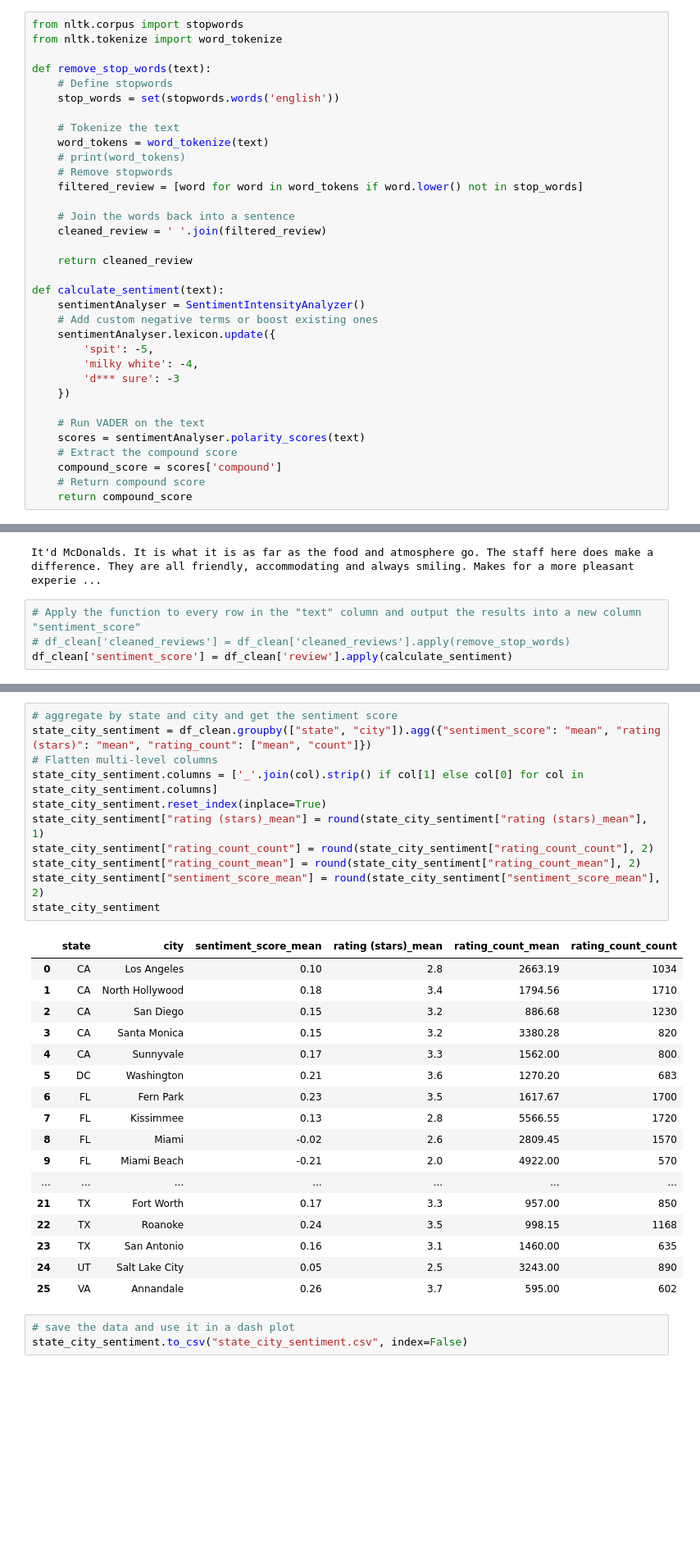
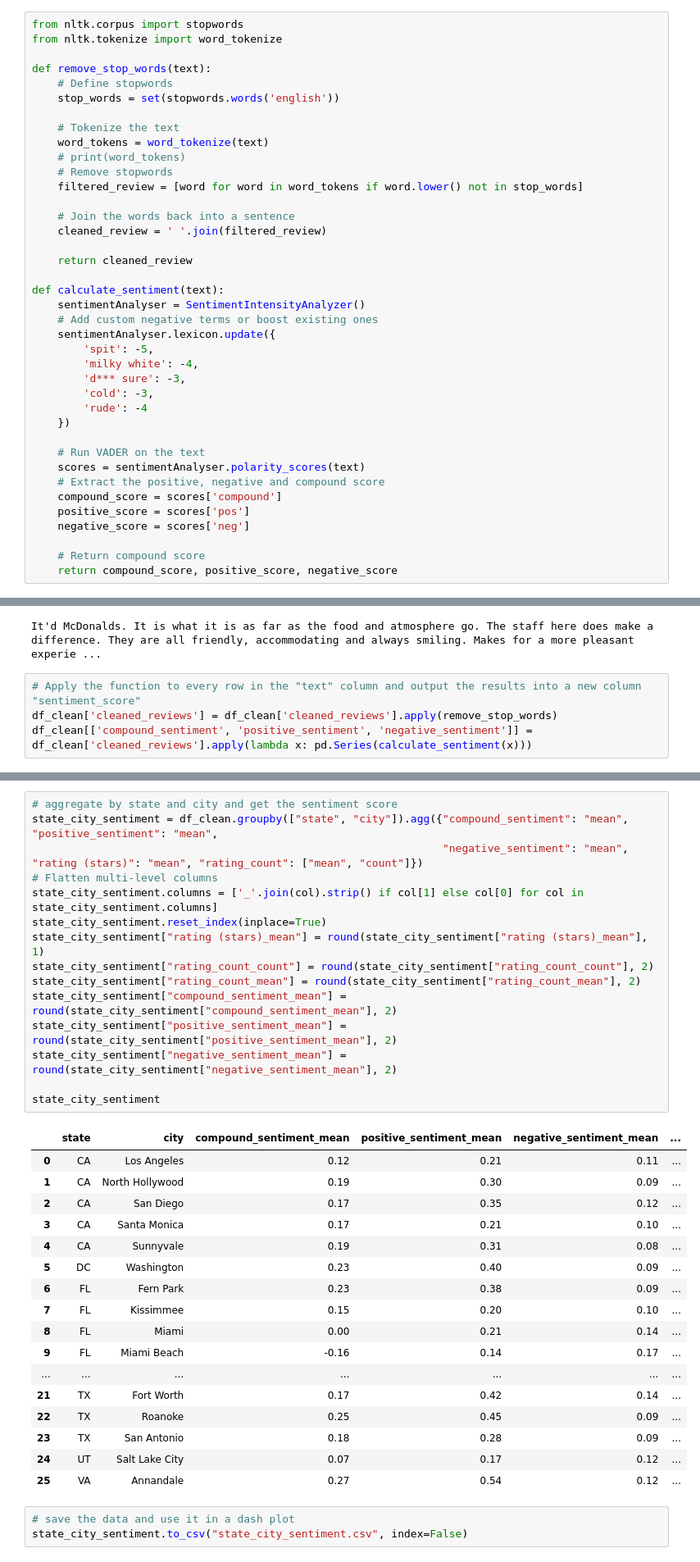
Before and after one commit to ssstoev/mcdonalds-reviews, a Jupyter notebook: review analysis.ipynb, the cells around one changed output, grey strips where cells are left out. Shown at 82% size. Cells and saved outputs as stored; diff of their text form; blank space fills up the shorter version.

```diff
--- a/review analysis.ipynb
+++ b/review analysis.ipynb
@@ -342,15 +342,20 @@ def calculate_sentiment(text):
     sentimentAnalyser.lexicon.update({
         'spit': -5,
         'milky white': -4,
-        'd*** sure': -3
+        'd*** sure': -3,
+        'cold': -3,
+        'rude': -4
     })
 
     # Run VADER on the text
     scores = sentimentAnalyser.polarity_scores(text)
-    # Extract the compound score
+    # Extract the positive, negative and compound score
     compound_score = scores['compound']
+    positive_score = scores['pos']
+    negative_score = scores['neg']
+
     # Return compound score
-    return compound_score
+    return compound_score, positive_score, negative_score
 # %%
 # test the tokenizer
 from nltk.tokenize import word_tokenize
@@ -362,8 +367,8 @@ print(text)
 It'd McDonalds. It is what it is as far as the food and atmosphere go. The staff here does make a difference. They are all friendly, accommodating and always smiling. Makes for a more pleasant experie ...
 # %%
 # Apply the function to every row in the "text" column and output the results into a new column "sentiment_score"
-# df_clean['cleaned_reviews'] = df_clean['cleaned_reviews'].apply(remove_stop_words)
-df_clean['sentiment_score'] = df_clean['review'].apply(calculate_sentiment)
+df_clean['cleaned_reviews'] = df_clean['cleaned_reviews'].apply(remove_stop_words)
+df_clean[['compound_sentiment', 'positive_sentiment', 'negative_sentiment']] = df_clean['cleaned_reviews'].apply(lambda x: pd.Series(calculate_sentiment(x)))
 # %%
 df_clean.head()
 # %% [output]
@@ -375,33 +380,37 @@ df_clean.head()
 | 4 | 13749 US-183 Hwy, Austin, TX 7875... | 30.460718 | -97.792874 | 1240 | 2 months ago | I repeat my order 3 times in the ... | 1 | TX | ... |
 # %%
 # aggregate by state and city and get the sentiment score
-state_city_sentiment = df_clean.groupby(["state", "city"]).agg({"sentiment_score": "mean", "rating (stars)": "mean", "rating_count": ["mean", "count"]})
+state_city_sentiment = df_clean.groupby(["state", "city"]).agg({"compound_sentiment": "mean", "positive_sentiment": "mean",
+                                                                "negative_sentiment": "mean", "rating (stars)": "mean", "rating_count": ["mean", "count"]})
 # Flatten multi-level columns
 state_city_sentiment.columns = ['_'.join(col).strip() if col[1] else col[0] for col in state_city_sentiment.columns]
 state_city_sentiment.reset_index(inplace=True)
 state_city_sentiment["rating (stars)_mean"] = round(state_city_sentiment["rating (stars)_mean"], 1)
 state_city_sentiment["rating_count_count"] = round(state_city_sentiment["rating_count_count"], 2)
 state_city_sentiment["rating_count_mean"] = round(state_city_sentiment["rating_count_mean"], 2)
-state_city_sentiment["sentiment_score_mean"] = round(state_city_sentiment["sentiment_score_mean"], 2)
+state_city_sentiment["compound_sentiment_mean"] = round(state_city_sentiment["compound_sentiment_mean"], 2)
+state_city_sentiment["positive_sentiment_mean"] = round(state_city_sentiment["positive_sentiment_mean"], 2)
+state_city_sentiment["negative_sentiment_mean"] = round(state_city_sentiment["negative_sentiment_mean"], 2)
+
 state_city_sentiment
 # %% [output]
-|  | state | city | sentiment_score_mean | rating (stars)_mean | rating_count_mean | rating_count_count |
-| 0 | CA | Los Angeles | 0.10 | 2.8 | 2663.19 | 1034 |
-| 1 | CA | North Hollywood | 0.18 | 3.4 | 1794.56 | 1710 |
-| 2 | CA | San Diego | 0.15 | 3.2 | 886.68 | 1230 |
-| 3 | CA | Santa Monica | 0.15 | 3.2 | 3380.28 | 820 |
-| 4 | CA | Sunnyvale | 0.17 | 3.3 | 1562.00 | 800 |
-| 5 | DC | Washington | 0.21 | 3.6 | 1270.20 | 683 |
-| 6 | FL | Fern Park | 0.23 | 3.5 | 1617.67 | 1700 |
-| 7 | FL | Kissimmee | 0.13 | 2.8 | 5566.55 | 1720 |
-| 8 | FL | Miami | -0.02 | 2.6 | 2809.45 | 1570 |
-| 9 | FL | Miami Beach | -0.21 | 2.0 | 4922.00 | 570 |
+|  | state | city | compound_sentiment_mean | positive_sentiment_mean | negative_sentiment_mean | ... |
+| 0 | CA | Los Angeles | 0.12 | 0.21 | 0.11 | ... |
+| 1 | CA | North Hollywood | 0.19 | 0.30 | 0.09 | ... |
+| 2 | CA | San Diego | 0.17 | 0.35 | 0.12 | ... |
+| 3 | CA | Santa Monica | 0.17 | 0.21 | 0.10 | ... |
+| 4 | CA | Sunnyvale | 0.19 | 0.31 | 0.08 | ... |
+| 5 | DC | Washington | 0.23 | 0.40 | 0.09 | ... |
+| 6 | FL | Fern Park | 0.23 | 0.38 | 0.09 | ... |
+| 7 | FL | Kissimmee | 0.15 | 0.20 | 0.10 | ... |
+| 8 | FL | Miami | 0.00 | 0.21 | 0.14 | ... |
+| 9 | FL | Miami Beach | -0.16 | 0.14 | 0.17 | ... |
 | ... | ... | ... | ... | ... | ... | ... |
-| 21 | TX | Fort Worth | 0.17 | 3.3 | 957.00 | 850 |
-| 22 | TX | Roanoke | 0.24 | 3.5 | 998.15 | 1168 |
-| 23 | TX | San Antonio | 0.16 | 3.1 | 1460.00 | 635 |
-| 24 | UT | Salt Lake City | 0.05 | 2.5 | 3243.00 | 890 |
-| 25 | VA | Annandale | 0.26 | 3.7 | 595.00 | 602 |
+| 21 | TX | Fort Worth | 0.17 | 0.42 | 0.14 | ... |
+| 22 | TX | Roanoke | 0.25 | 0.45 | 0.09 | ... |
+| 23 | TX | San Antonio | 0.18 | 0.28 | 0.09 | ... |
+| 24 | UT | Salt Lake City | 0.07 | 0.17 | 0.12 | ... |
+| 25 | VA | Annandale | 0.27 | 0.54 | 0.12 | ... |
 # %%
 # save the data and use it in a dash plot
 state_city_sentiment.to_csv("state_city_sentiment.csv", index=False)
```
Also changed, not shown: parts of 6 cells of this notebook.
